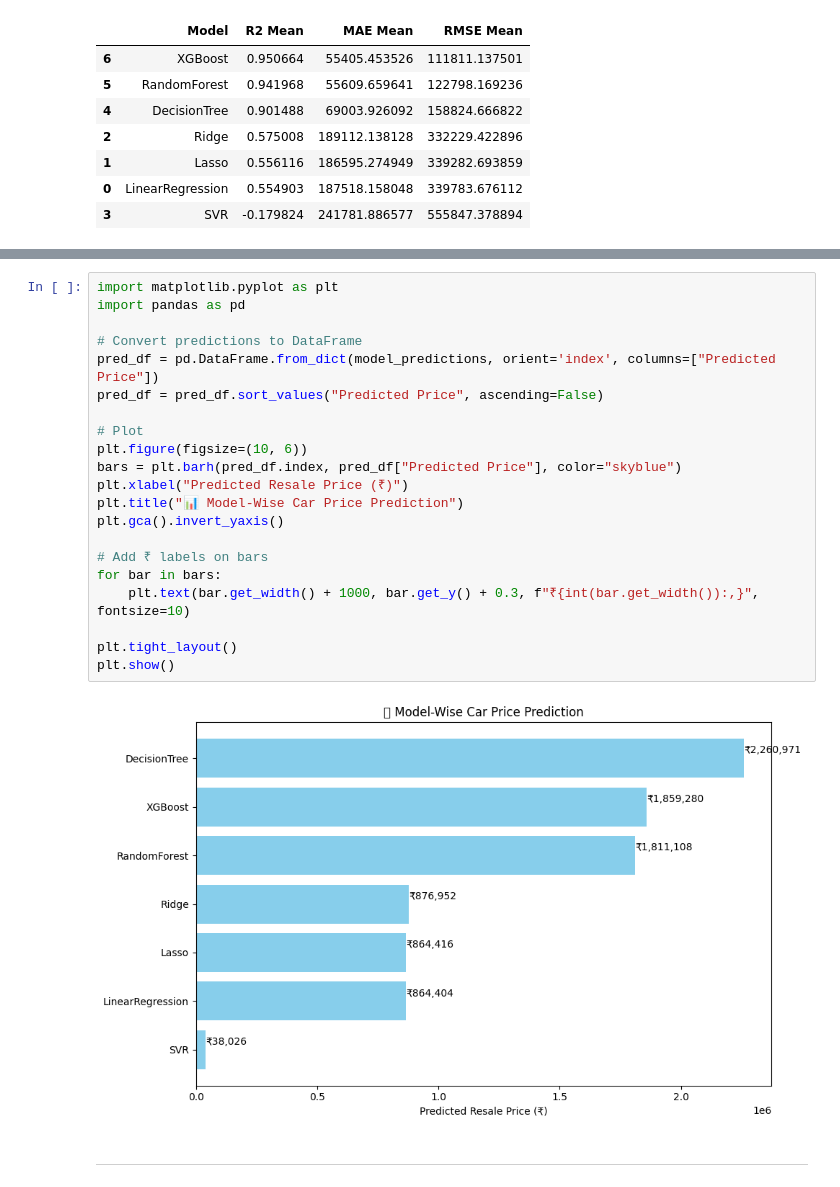
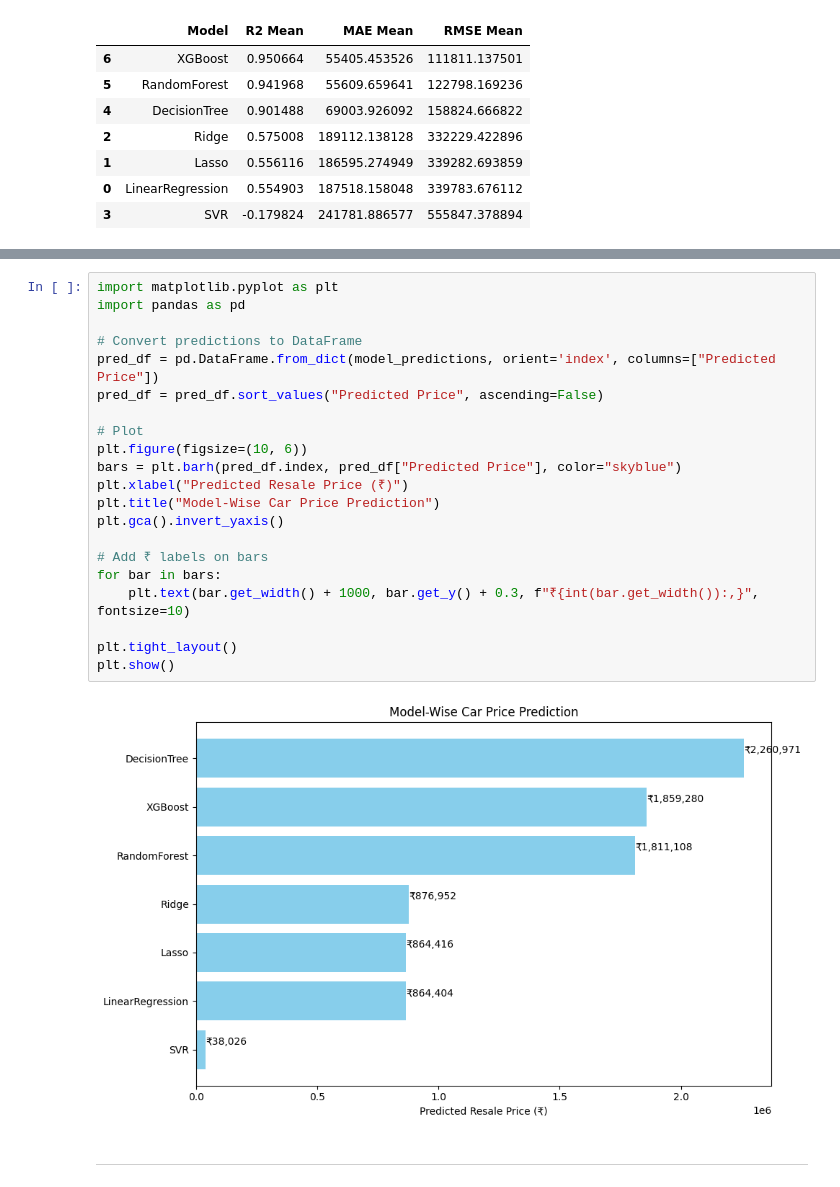
Before and after one commit to Sohini-coder/Car-Price-Prediction, a Jupyter notebook: Model_Comparison.ipynb, the cells around one changed output, grey strips where cells are left out. Saved outputs shown, nothing was run; the diff lists cells and outputs as text.

```diff
--- a/Model_Comparison.ipynb
+++ b/Model_Comparison.ipynb
@@ -167,26 +167,26 @@ XGBoost: ₹1,859,280
 # %%
 import matplotlib.pyplot as plt
 import pandas as pd
 
 # Convert predictions to DataFrame
 pred_df = pd.DataFrame.from_dict(model_predictions, orient='index', columns=["Predicted Price"])
 pred_df = pred_df.sort_values("Predicted Price", ascending=False)
 
 # Plot
 plt.figure(figsize=(10, 6))
 bars = plt.barh(pred_df.index, pred_df["Predicted Price"], color="skyblue")
 plt.xlabel("Predicted Resale Price (₹)")
-plt.title("📊 Model-Wise Car Price Prediction")
+plt.title("Model-Wise Car Price Prediction")
 plt.gca().invert_yaxis()
 
 # Add ₹ labels on bars
 for bar in bars:
     plt.text(bar.get_width() + 1000, bar.get_y() + 0.3, f"₹{int(bar.get_width()):,}", fontsize=10)
 
 plt.tight_layout()
 plt.show()
 # %% [output]
-[figure, old version]
+[figure, new version]
 # %% [markdown]
 
 
```
Also changed, not shown: parts of 8 cells of this notebook, 1 other file.
